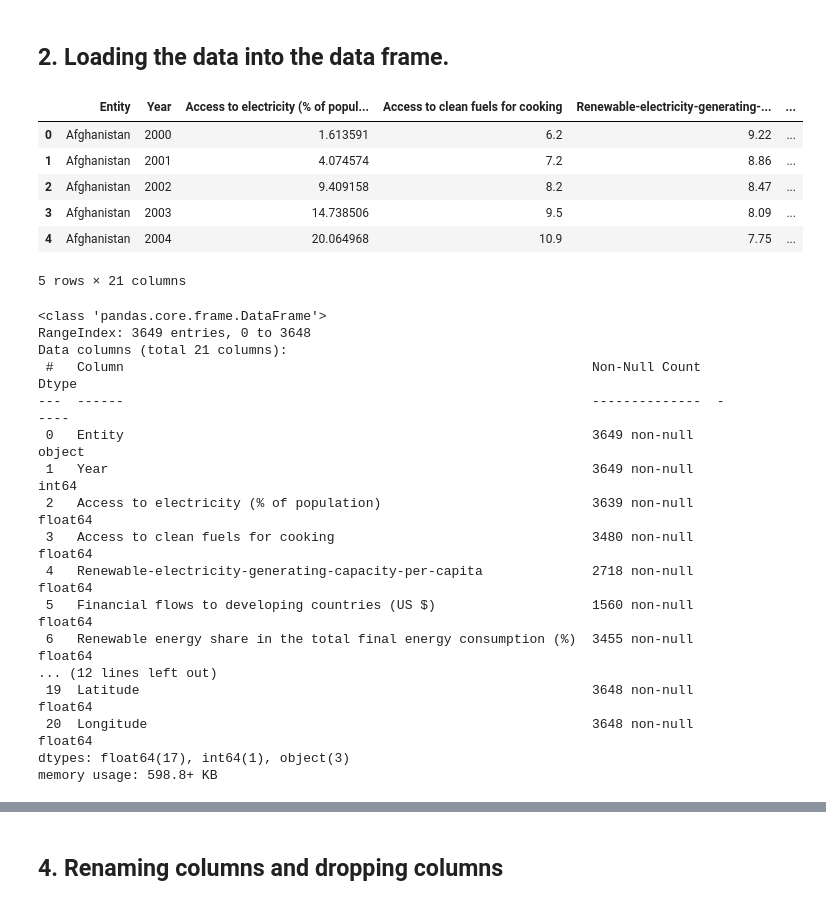
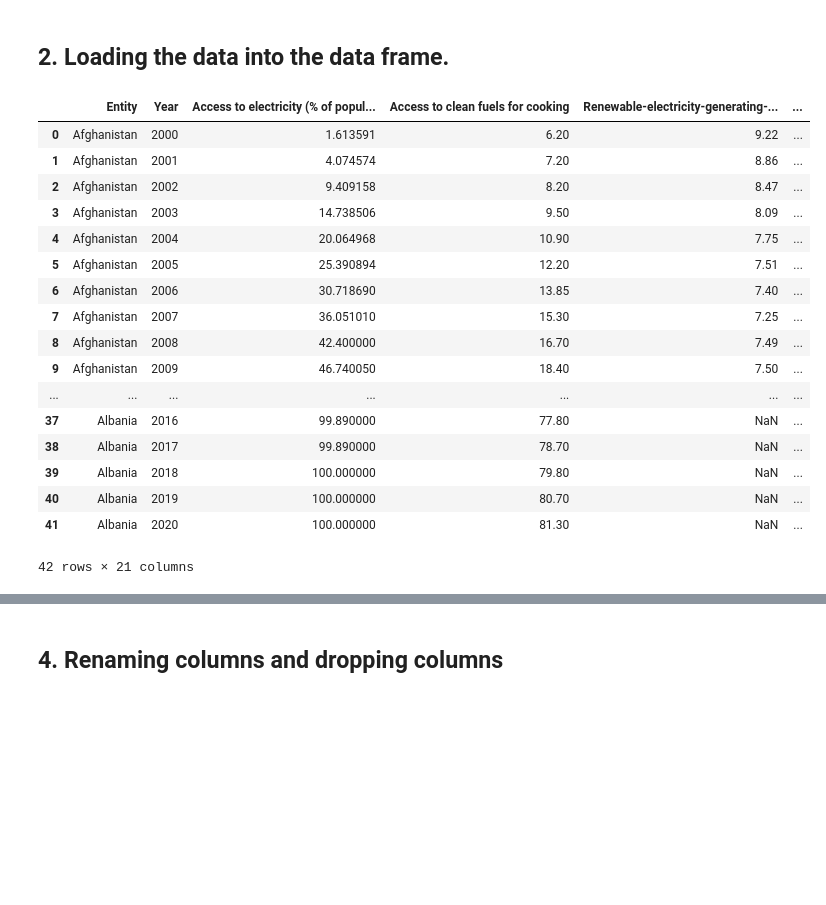
Before and after one commit to elkinbarretorojas/data_science, a Jupyter notebook: energy/model.ipynb, the cells around one changed output, grey strips where cells are left out. Cells and saved outputs as stored; diff of their text form; code cells hidden in the pictures; blank space fills up the shorter version.

```diff
--- a/energy/model.ipynb
+++ b/energy/model.ipynb
@@ -18,33 +18,24 @@ warnings.filterwarnings('ignore')
 # %%
 df = pd.read_csv("ENERGY_data.csv")
 energy_data = df
-# To display the top 5 rows
-energy_data.head()
+# To display the top 42 rows
+energy_data.head(42)
 # %% [output]
 |  | Entity | Year | Access to electricity (% of popul... | Access to clean fuels for cooking | Renewable-electricity-generating-... | ... |
-| 0 | Afghanistan | 2000 | 1.613591 | 6.2 | 9.22 | ... |
-| 1 | Afghanistan | 2001 | 4.074574 | 7.2 | 8.86 | ... |
-| 2 | Afghanistan | 2002 | 9.409158 | 8.2 | 8.47 | ... |
-| 3 | Afghanistan | 2003 | 14.738506 | 9.5 | 8.09 | ... |
-| 4 | Afghanistan | 2004 | 20.064968 | 10.9 | 7.75 | ... |
+| 0 | Afghanistan | 2000 | 1.613591 | 6.20 | 9.22 | ... |
+| 1 | Afghanistan | 2001 | 4.074574 | 7.20 | 8.86 | ... |
+| 2 | Afghanistan | 2002 | 9.409158 | 8.20 | 8.47 | ... |
+| 3 | Afghanistan | 2003 | 14.738506 | 9.50 | 8.09 | ... |
+| 4 | Afghanistan | 2004 | 20.064968 | 10.90 | 7.75 | ... |
+| 5 | Afghanistan | 2005 | 25.390894 | 12.20 | 7.51 | ... |
+| 6 | Afghanistan | 2006 | 30.718690 | 13.85 | 7.40 | ... |
+| 7 | Afghanistan | 2007 | 36.051010 | 15.30 | 7.25 | ... |
+| 8 | Afghanistan | 2008 | 42.400000 | 16.70 | 7.49 | ... |
+| 9 | Afghanistan | 2009 | 46.740050 | 18.40 | 7.50 | ... |
+| ... | ... | ... | ... | ... | ... | ... |
+| 37 | Albania | 2016 | 99.890000 | 77.80 | NaN | ... |
+| 38 | Albania | 2017 | 99.890000 | 78.70 | NaN | ... |
+| 39 | Albania | 2018 | 100.000000 | 79.80 | NaN | ... |
+| 40 | Albania | 2019 | 100.000000 | 80.70 | NaN | ... |
+| 41 | Albania | 2020 | 100.000000 | 81.30 | NaN | ... |
-5 rows × 21 columns
+42 rows × 21 columns
-# %%
-energy_data.info()
-# %% [output]
-<class 'pandas.core.frame.DataFrame'>
-RangeIndex: 3649 entries, 0 to 3648
-Data columns (total 21 columns):
- #   Column                                                            Non-Null Count  Dtype
----  ------                                                            --------------  -----
- 0   Entity                                                            3649 non-null   object
- 1   Year                                                              3649 non-null   int64
- 2   Access to electricity (% of population)                           3639 non-null   float64
- 3   Access to clean fuels for cooking                                 3480 non-null   float64
- 4   Renewable-electricity-generating-capacity-per-capita              2718 non-null   float64
- 5   Financial flows to developing countries (US $)                    1560 non-null   float64
- 6   Renewable energy share in the total final energy consumption (%)  3455 non-null   float64
-... (12 lines left out)
- 19  Latitude                                                          3648 non-null   float64
- 20  Longitude                                                         3648 non-null   float64
-dtypes: float64(17), int64(1), object(3)
-memory usage: 598.8+ KB
```
Also changed, not shown: parts of 40 cells of this notebook.
